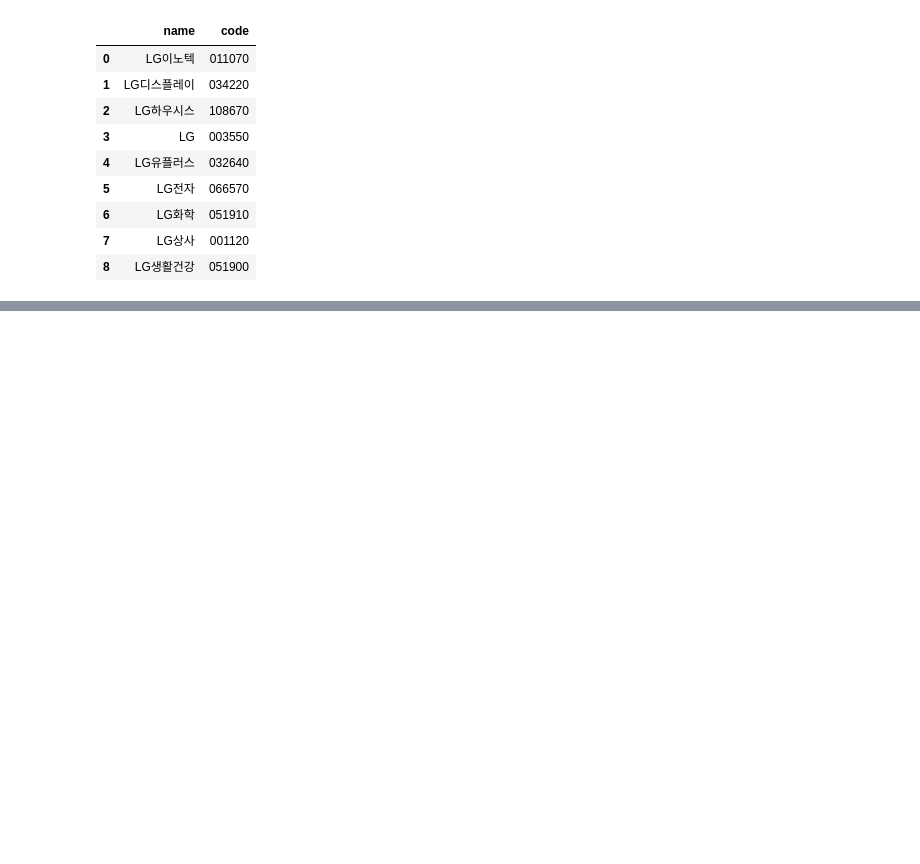
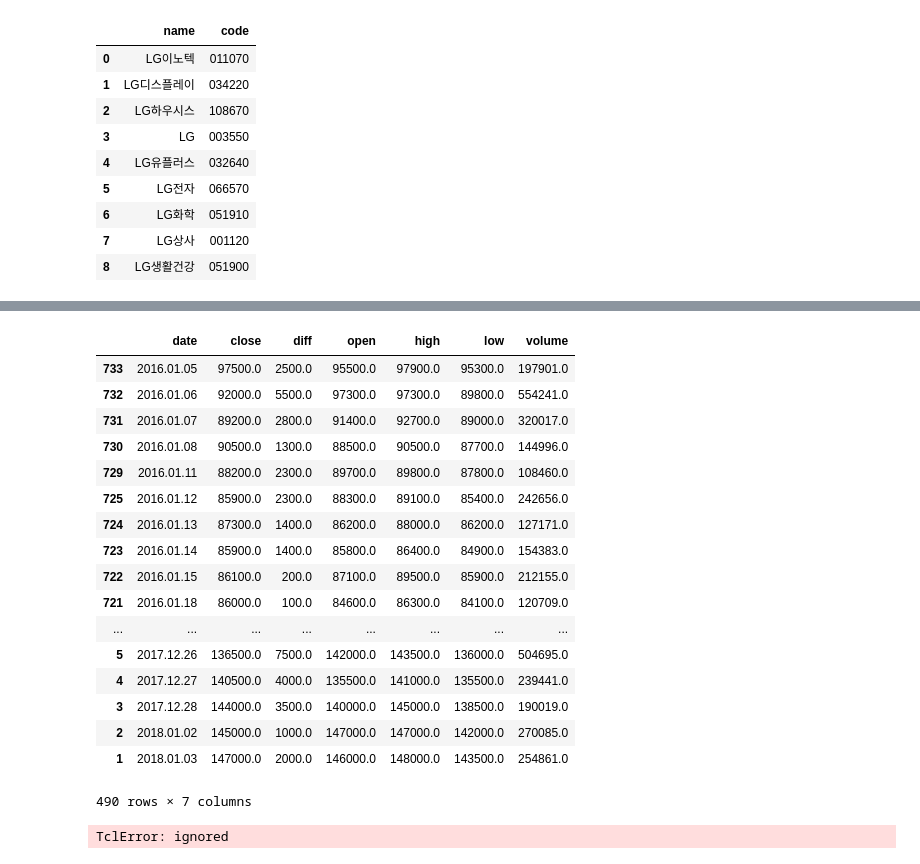
Before and after one commit to iesilder/projectFinance, a Jupyter notebook: Zipline기초.ipynb, the cells around one changed output, grey strips where cells are left out. Cells and saved outputs as stored; diff of their text form; code cells hidden in the pictures; blank space fills up the shorter version.

```diff
--- a/Zipline기초.ipynb
+++ b/Zipline기초.ipynb
@@ -167,16 +208,45 @@ print(lg_dict_test[name_list[0]])  # 데이터 확인
 # train 데이터
 for i in range(len(lg_df.name)):
     for page in range(15, 64):  # 15~64페이지까지 2016~2017 자료
-        if page == 1:
+        if page == 15:
             df = pd.DataFrame()
         pg_url = url + '{code}&page={page}'.format(code = code_list[i],
                                                    page = page)  # url을 저장한다.
         # 데이터 프레임으로 만든다.
         df = df.append(pd.read_html(pg_url, header = 0)[0], ignore_index = True)
-        if page == 14:  # 전처리 및 저장을 한다.
+        if page == 63:  # 전처리 및 저장을 한다.
             df = df.rename(columns= {'날짜': 'date', '종가': 'close',
              '전일비': 'diff', '시가': 'open', '고가': 'high',
              '저가': 'low', '거래량': 'volume'})  # 컬럼명을 바꾼다.
             # 결측치 제거 및 오름차순으로 정렬한다.
             df = df.sort_values('date', ascending=True).dropna()
-            lg_dict_test[name_list[i]] = df  # 데이터프레임을 key, value로 저장한다.
+            lg_dict_train[name_list[i]] = df  # 데이터프레임을 key, value로 저장한다.
+# %%
+lg_dict_train[name_list[0]]  # 데이터 확인
+# %% [output]
+|  | date | close | diff | open | high | low | volume |
+| 733 | 2016.01.05 | 97500.0 | 2500.0 | 95500.0 | 97900.0 | 95300.0 | 197901.0 |
+| 732 | 2016.01.06 | 92000.0 | 5500.0 | 97300.0 | 97300.0 | 89800.0 | 554241.0 |
+| 731 | 2016.01.07 | 89200.0 | 2800.0 | 91400.0 | 92700.0 | 89000.0 | 320017.0 |
+| 730 | 2016.01.08 | 90500.0 | 1300.0 | 88500.0 | 90500.0 | 87700.0 | 144996.0 |
+| 729 | 2016.01.11 | 88200.0 | 2300.0 | 89700.0 | 89800.0 | 87800.0 | 108460.0 |
+| 725 | 2016.01.12 | 85900.0 | 2300.0 | 88300.0 | 89100.0 | 85400.0 | 242656.0 |
+| 724 | 2016.01.13 | 87300.0 | 1400.0 | 86200.0 | 88000.0 | 86200.0 | 127171.0 |
+| 723 | 2016.01.14 | 85900.0 | 1400.0 | 85800.0 | 86400.0 | 84900.0 | 154383.0 |
+| 722 | 2016.01.15 | 86100.0 | 200.0 | 87100.0 | 89500.0 | 85900.0 | 212155.0 |
+| 721 | 2016.01.18 | 86000.0 | 100.0 | 84600.0 | 86300.0 | 84100.0 | 120709.0 |
+| ... | ... | ... | ... | ... | ... | ... | ... |
+| 5 | 2017.12.26 | 136500.0 | 7500.0 | 142000.0 | 143500.0 | 136000.0 | 504695.0 |
+| 4 | 2017.12.27 | 140500.0 | 4000.0 | 135500.0 | 141000.0 | 135500.0 | 239441.0 |
+| 3 | 2017.12.28 | 144000.0 | 3500.0 | 140000.0 | 145000.0 | 138500.0 | 190019.0 |
+| 2 | 2018.01.02 | 145000.0 | 1000.0 | 147000.0 | 147000.0 | 142000.0 | 270085.0 |
+| 1 | 2018.01.03 | 147000.0 | 2000.0 | 146000.0 | 148000.0 | 143500.0 | 254861.0 |
+490 rows × 7 columns
+# %%
+# 데이터 띄워보기
+data = lg_dict_train[name_list[0]]
+#print(type(a))
+#print(data.columns.values)
+plt.plot(data['date'], data['close'])
+# %% [output]
+TclError: ignored
```
Also changed, not shown: parts of 7 cells of this notebook.
